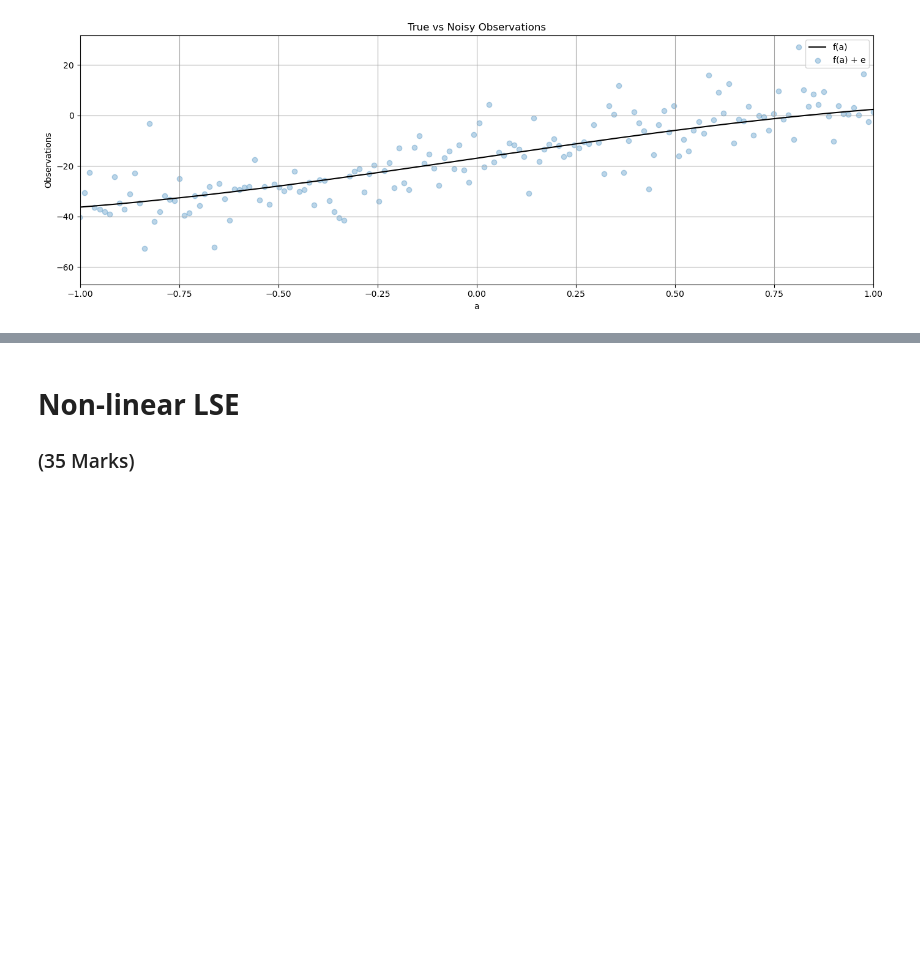
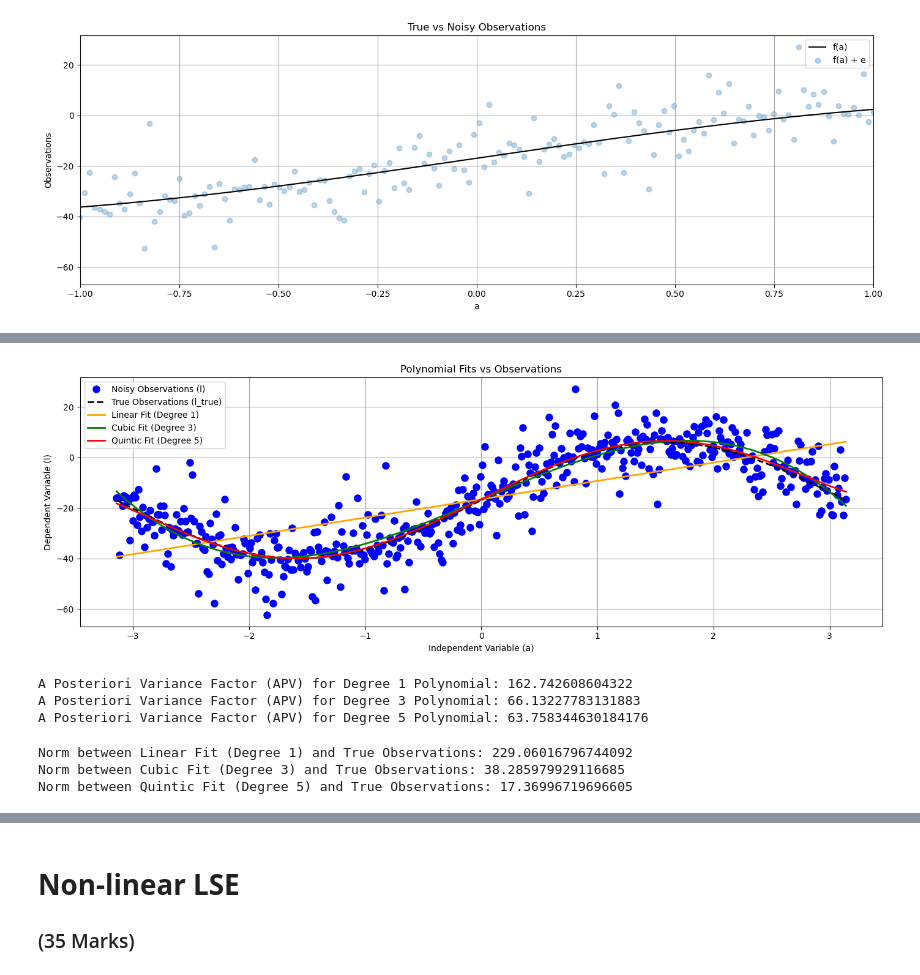
Before and after one commit to ZohrehMejrisazanoosi/engg680_2024_fall, a Jupyter notebook: Lab_Assignment2/Assignment2.ipynb, the cells around one changed output, grey strips where cells are left out. Drawn from its saved outputs; the diff is of its cells as text; code cells hidden in the pictures; blank space fills up the shorter version.

```diff
--- a/Lab_Assignment2/Assignment2.ipynb
+++ b/Lab_Assignment2/Assignment2.ipynb
@@ -132,24 +195,55 @@ def fit_polynomial_curve(a: np.ndarray, l: np.ndarray, P: np.ndarray, deg: int)
 # hint: use polyval function from numpy library (check input argument carefully)
 # (1 marks)
 
-line_uw = #...
-cubic_uw = #...
-quintic_uw = #...
+# For degree 1 (linear)
+line_uw = np.polyval(np.flip(x_line), a)  # np.polyval requires coefficients in descending order of powers
+
+# For degree 3 (cubic)
+cubic_uw = np.polyval(np.flip(x_cubic), a)
+
+# For degree 5 (quintic)
+quintic_uw = np.polyval(np.flip(x_quintic), a)
 # %%
 # step 8
 # use the matplotlib to plot each polynomial function, noisy observations l, true observations l_true, together in one single figure
 # for the polynomials of line, cubic and quintic, use color of orange, green and red respectively.
 # (2 marks)
 
 fig, ax = plt.subplots(nrows=1, ncols=1, figsize=(14, 5))
 # ...
+# Plot the noisy observations
+ax.plot(a, l, 'bo', label='Noisy Observations (l)', markersize=8)
 
+# Plot the true observations
+ax.plot(a, l_true, 'k--', label='True Observations (l_true)', linewidth=2)
+
+# Plot polynomial fits
+ax.plot(a, line_uw, color='orange', label='Linear Fit (Degree 1)', linewidth=2)
+ax.plot(a, cubic_uw, color='green', label='Cubic Fit (Degree 3)', linewidth=2)
+ax.plot(a, quintic_uw, color='red', label='Quintic Fit (Degree 5)', linewidth=2)
+
+# Add labels and title
+ax.set_xlabel('Independent Variable (a)')
+ax.set_ylabel('Dependent Variable (l)')
+ax.set_title('Polynomial Fits vs Observations')
+
+# Add legend
+ax.legend()
 
 ax.grid(True, which='both',ls='-',color='0.65')
 
 fig.tight_layout()
+# %% [output]
+[figure, added]
 # %%
 # step 9
 # print the a posterier variance factor for each polynomial function
 # (3 marks)
 # ...
+print("A Posteriori Variance Factor (APV) for Degree 1 Polynomial:", apv_line)
+print("A Posteriori Variance Factor (APV) for Degree 3 Polynomial:", apv_cubic)
+print("A Posteriori Variance Factor (APV) for Degree 5 Polynomial:", apv_quintic)
+# %% [output]
+A Posteriori Variance Factor (APV) for Degree 1 Polynomial: 162.742608604322
+A Posteriori Variance Factor (APV) for Degree 3 Polynomial: 66.13227783131883
+A Posteriori Variance Factor (APV) for Degree 5 Polynomial: 63.758344630184176
@@ -165,0 +250,22 @@ fig.tight_layout()
+# %%
+# step 10
+# compute and print the norm between the predicted observations (output from each polynomial function) and the true observations
+# (3 marks)
+# ...
+# Predicted observations from each polynomial fit (already computed in previous steps)
+# line_uw, cubic_uw, quintic_uw are the predicted observations from the polynomial fits
+# l_true is the array of true observations
+
+# Compute L2 norm for each polynomial fit
+norm_line = np.linalg.norm(line_uw - l_true)      # Norm for degree 1 (linear fit)
+norm_cubic = np.linalg.norm(cubic_uw - l_true)    # Norm for degree 3 (cubic fit)
+norm_quintic = np.linalg.norm(quintic_uw - l_true) # Norm for degree 5 (quintic fit)
+
+# Print the norms
+print("Norm between Linear Fit (Degree 1) and True Observations:", norm_line)
+print("Norm between Cubic Fit (Degree 3) and True Observations:", norm_cubic)
+print("Norm between Quintic Fit (Degree 5) and True Observations:", norm_quintic)
+# %% [output]
+Norm between Linear Fit (Degree 1) and True Observations: 229.06016796744092
+Norm between Cubic Fit (Degree 3) and True Observations: 38.285979929116685
+Norm between Quintic Fit (Degree 5) and True Observations: 17.36996719696605
```
Also changed, not shown: parts of 11 cells of this notebook, 1 other file.
